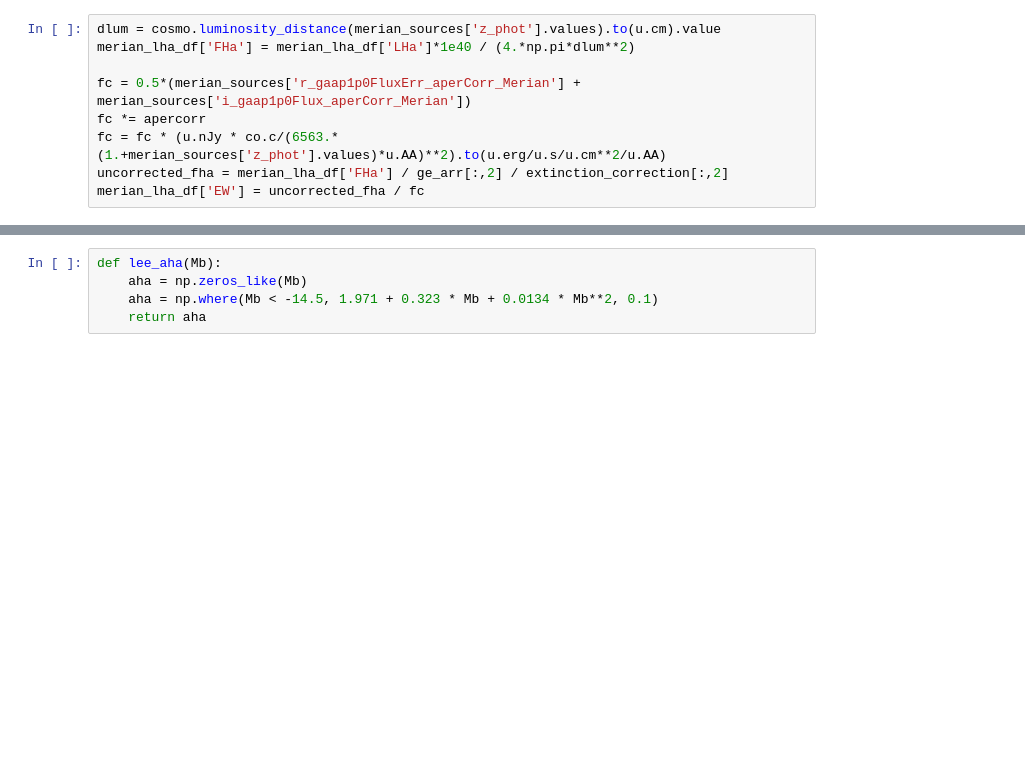
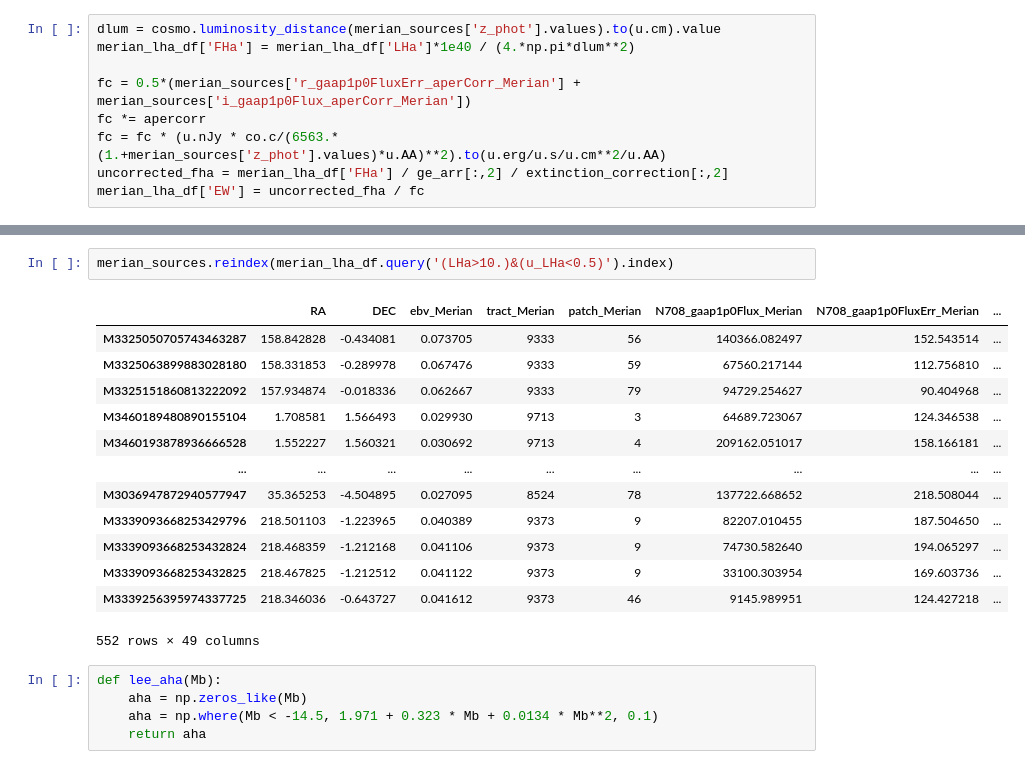
Before and after one commit to ekadofong/agrias, a Jupyter notebook: notebooks/MerianPhotometryCheck.ipynb, the cells around one changed output, grey strips where cells are left out. Saved outputs shown, nothing was run; the diff lists cells and outputs as text; blank space fills up the shorter version.

```diff
--- a/notebooks/MerianPhotometryCheck.ipynb
+++ b/notebooks/MerianPhotometryCheck.ipynb
@@ -164,3 +180,19 @@ merian_lha_df['EW'] = uncorrected_fha / fc
+# %%
+merian_sources.reindex(merian_lha_df.query('(LHa>10.)&(u_LHa<0.5)').index)
+# %% [output]
+|  | RA | DEC | ebv_Merian | tract_Merian | patch_Merian | N708_gaap1p0Flux_Merian | N708_gaap1p0FluxErr_Merian | ... |
+| M3325050705743463287 | 158.842828 | -0.434081 | 0.073705 | 9333 | 56 | 140366.082497 | 152.543514 | ... |
+| M3325063899883028180 | 158.331853 | -0.289978 | 0.067476 | 9333 | 59 | 67560.217144 | 112.756810 | ... |
+| M3325151860813222092 | 157.934874 | -0.018336 | 0.062667 | 9333 | 79 | 94729.254627 | 90.404968 | ... |
+| M3460189480890155104 | 1.708581 | 1.566493 | 0.029930 | 9713 | 3 | 64689.723067 | 124.346538 | ... |
+| M3460193878936666528 | 1.552227 | 1.560321 | 0.030692 | 9713 | 4 | 209162.051017 | 158.166181 | ... |
+| ... | ... | ... | ... | ... | ... | ... | ... | ... |
+| M3036947872940577947 | 35.365253 | -4.504895 | 0.027095 | 8524 | 78 | 137722.668652 | 218.508044 | ... |
+| M3339093668253429796 | 218.501103 | -1.223965 | 0.040389 | 9373 | 9 | 82207.010455 | 187.504650 | ... |
+| M3339093668253432824 | 218.468359 | -1.212168 | 0.041106 | 9373 | 9 | 74730.582640 | 194.065297 | ... |
+| M3339093668253432825 | 218.467825 | -1.212512 | 0.041122 | 9373 | 9 | 33100.303954 | 169.603736 | ... |
+| M3339256395974337725 | 218.346036 | -0.643727 | 0.041612 | 9373 | 46 | 9145.989951 | 124.427218 | ... |
+552 rows × 49 columns
 # %%
 def lee_aha(Mb):
     aha = np.zeros_like(Mb)
```
Also changed, not shown: parts of 1 cell of this notebook, 4 other files.
